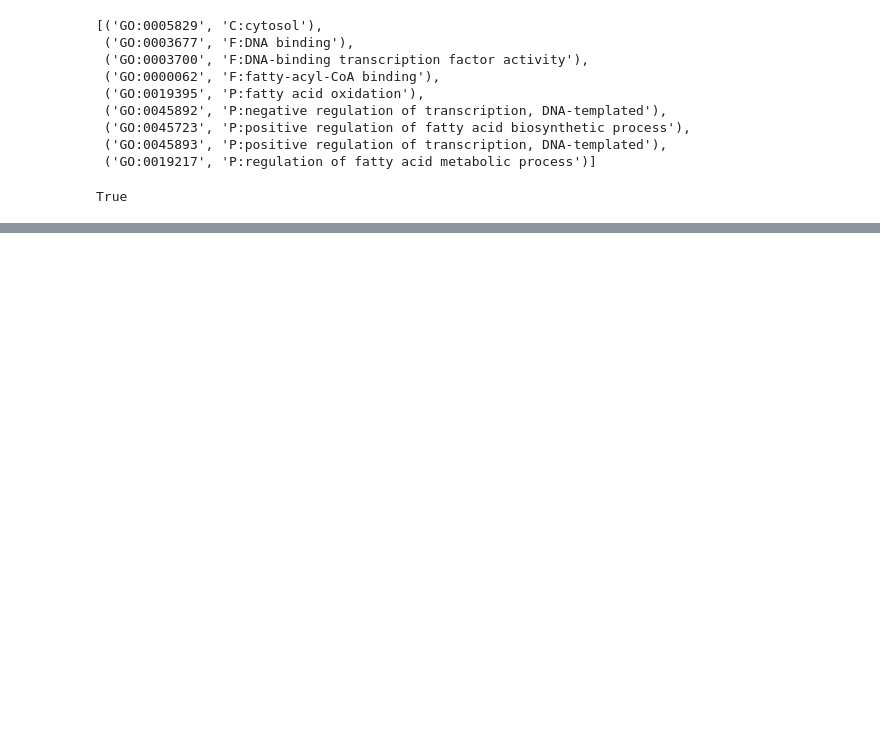
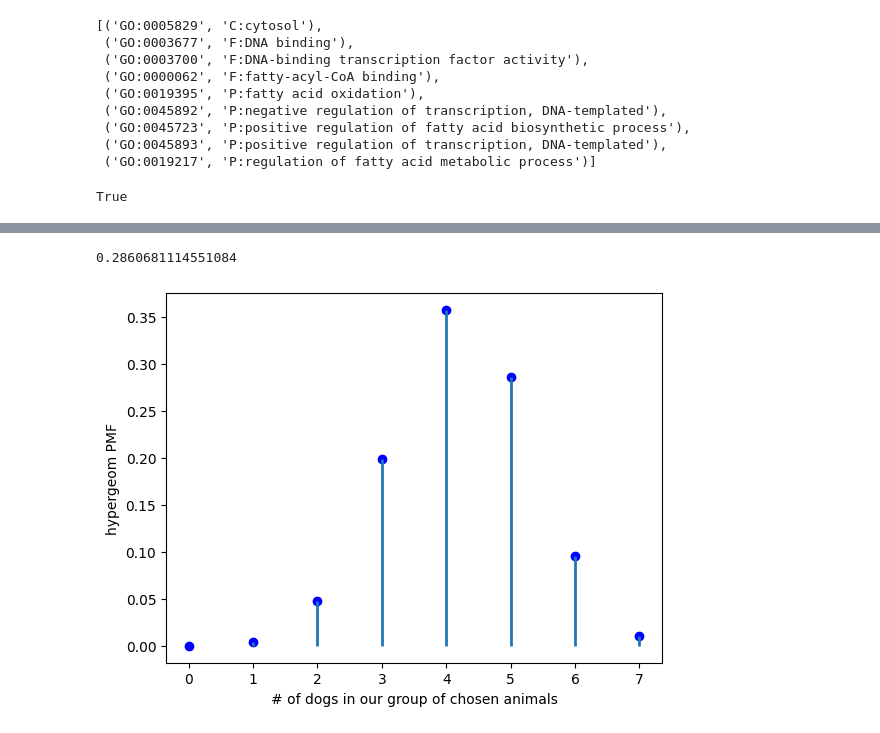
Before and after one commit to ovni-elsam/tp-proteomics, a Jupyter notebook: madp3326.ipynb, the cells around one changed output, grey strips where cells are left out. Saved outputs shown, nothing was run; the diff lists cells and outputs as text; code cells hidden in the pictures; blank space fills up the shorter version.

```diff
--- a/madp3326.ipynb
+++ b/madp3326.ipynb
@@ -351,0 +436,18 @@ SyntaxError: cannot assign to literal here. Maybe you meant '==' instead of '='?
+# %%
+[M, n, N] = [20, 7, 12]
+rv = stats.hypergeom(M, n, N)
+x = np.arange(0, n+1)
+pmf_dogs = rv.pmf(x)
+print(rv.pmf(5))
+# %% [output]
+0.2860681114551084
+# %%
+fig = plt.figure()
+ax = fig.add_subplot(111)
+ax.plot(x, pmf_dogs, 'bo')
+ax.vlines(x, 0, pmf_dogs, lw=2)
+ax.set_xlabel('# of dogs in our group of chosen animals')
+ax.set_ylabel('hypergeom PMF')
+plt.show()
+# %% [output]
+[figure, added]
```
Also changed, not shown: parts of 10 cells of this notebook, 5 other files.
